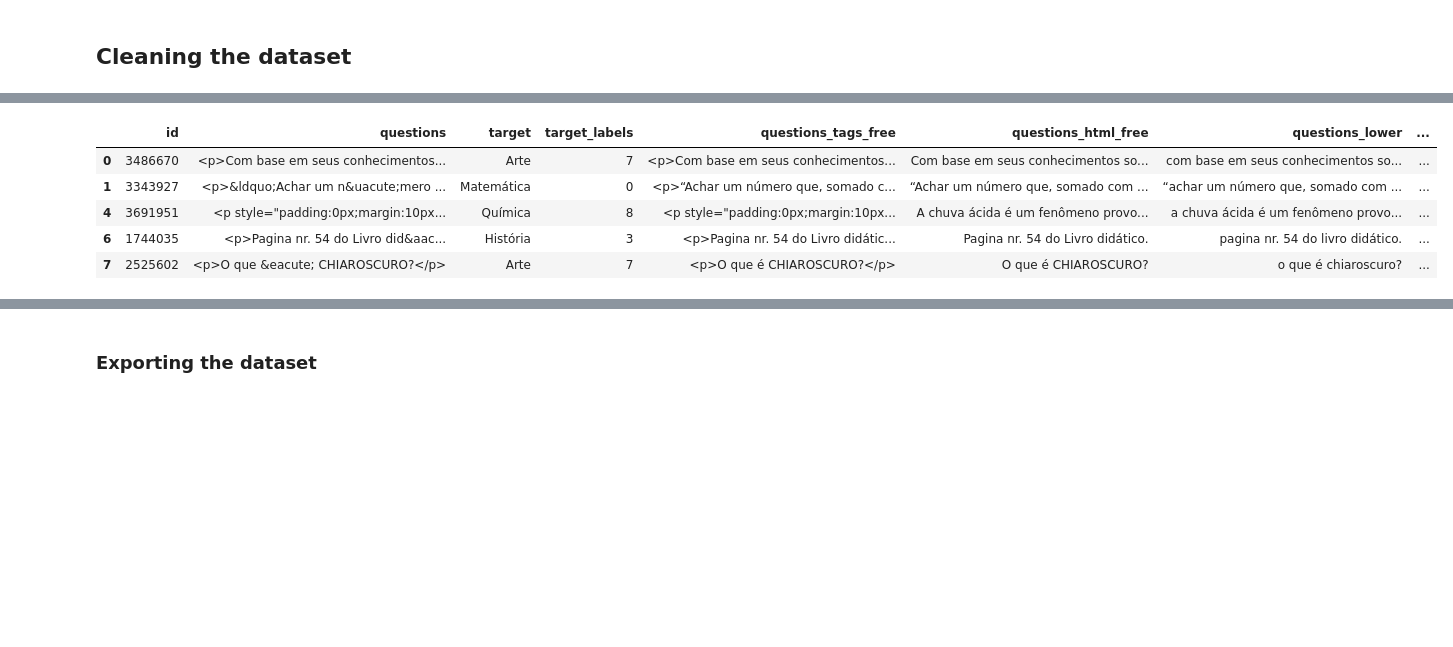
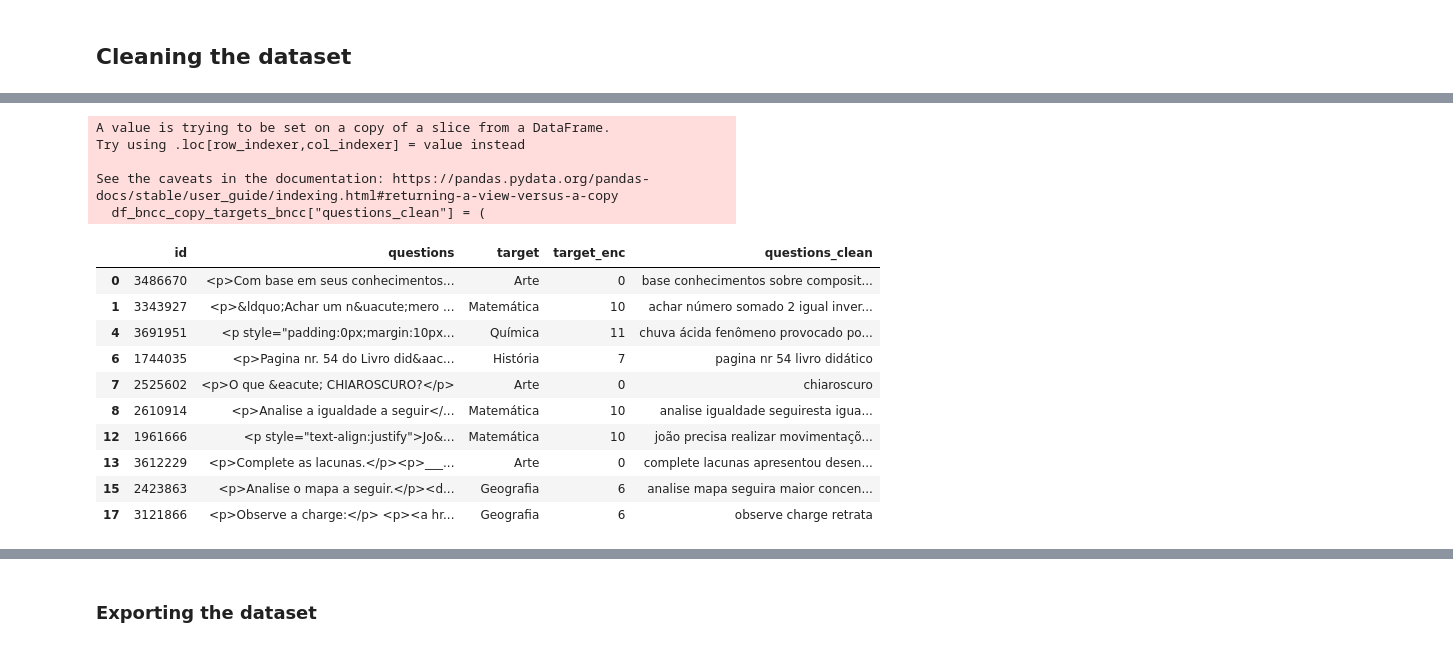
Before and after one commit to LucianoBatista/bncc-classifier, a Jupyter notebook: analysis/notebooks/pedro-02-03-2022-preprocessing.ipynb, the cells around one changed output, grey strips where cells are left out. Saved outputs shown, nothing was run; the diff lists cells and outputs as text; code cells hidden in the pictures; blank space fills up the shorter version.

```diff
--- a/analysis/notebooks/pedro-02-03-2022-preprocessing.ipynb
+++ b/analysis/notebooks/pedro-02-03-2022-preprocessing.ipynb
@@ -244,13 +191,0 @@ See the caveats in the documentation: https://pandas.pydata.org/pandas-docs/stab
-# %%
-# Removing punctuation of the questions
-
-PUNCT_TO_REMOVE = string.punctuation
-
-
-def remove_punctuation(text):
-    return text.translate(str.maketrans('', '', PUNCT_TO_REMOVE))
-
-
-df_bncc_copy_targets_bncc['questions_punctuation_free'] = df_bncc_copy_targets_bncc['questions_lower'].apply(
-    lambda text: remove_punctuation(text))
-df_bncc_copy_targets_bncc.head()
@@ -313,10 +191,0 @@ def remove_quote(text: str) -> str:
-# %%
-df_bncc_copy_targets_bncc['questions_no_italic_quotes'] = df_bncc_copy_targets_bncc['questions_punctuation_free'].apply(remove_italic_quotes)
-df_bncc_copy_targets_bncc['questions_no_open_quotes'] = df_bncc_copy_targets_bncc['questions_no_italic_quotes'].apply(remove_open_quotes)
-df_bncc_copy_targets_bncc['questions_no_end_quotes'] = df_bncc_copy_targets_bncc['questions_no_open_quotes'].apply(remove_end_quotes)
-
-df_bncc_copy_targets_bncc['questions_no_italic_dquotes'] = df_bncc_copy_targets_bncc['questions_no_end_quotes'].apply(remove_italic_dquotes)
-df_bncc_copy_targets_bncc['questions_no_open_dquotes'] = df_bncc_copy_targets_bncc['questions_no_italic_dquotes'].apply(remove_open_dquotes)
-df_bncc_copy_targets_bncc['questions_no_end_dquotes'] = df_bncc_copy_targets_bncc['questions_no_open_dquotes'].apply(remove_end_dquotes)
-
-df_bncc_copy_targets_bncc['questions_no_quotes'] = df_bncc_copy_targets_bncc['questions_no_end_dquotes'].apply(remove_quote)
@@ -341,9 +192,38 @@ See the caveats in the documentation: https://pandas.pydata.org/pandas-docs/stab
+# %%
+# chaining all cleaning steps
+df_bncc_copy_targets_bncc["questions_clean"] = (
+    df_bncc_copy_targets_bncc["questions"]
+    .astype(str)
+    .apply(html.unescape)
+    .apply(lambda x: cleaning.remove_html(x))
+    .apply(lambda x: x.lower())
+    .apply(lambda x: cleaning.remove_punctuation_2(x))
+    .apply(cleaning.remove_italic_quotes)
+    .apply(cleaning.remove_open_quotes)
+    .apply(cleaning.remove_end_quotes)
+    .apply(cleaning.remove_italic_dquotes)
+    .apply(cleaning.remove_open_dquotes)
+    .apply(cleaning.remove_quote)
+    .apply(lambda x: cleaning.remove_pt_stopwords(x))
+    .apply(lambda x: cleaning.remove_en_stopwords(x))
+)
+# %% [output]
+A value is trying to be set on a copy of a slice from a DataFrame.
+Try using .loc[row_indexer,col_indexer] = value instead
+
+See the caveats in the documentation: https://pandas.pydata.org/pandas-docs/stable/user_guide/indexing.html#returning-a-view-versus-a-copy
+  df_bncc_copy_targets_bncc["questions_clean"] = (
 # %%
-df_bncc_copy_targets_bncc.head()
+df_bncc_copy_targets_bncc.head(10)
 # %% [output]
-|  | id | questions | target | target_labels | questions_tags_free | questions_html_free | questions_lower | ... |
-| 0 | 3486670 | <p>Com base em seus conhecimentos... | Arte | 7 | <p>Com base em seus conhecimentos... | Com base em seus conhecimentos so... | com base em seus conhecimentos so... | ... |
-| 1 | 3343927 | <p>&ldquo;Achar um n&uacute;mero ... | Matemática | 0 | <p>“Achar um número que, somado c... | “Achar um número que, somado com ... | “achar um número que, somado com ... | ... |
-| 4 | 3691951 | <p style="padding:0px;margin:10px... | Química | 8 | <p style="padding:0px;margin:10px... | A chuva ácida é um fenômeno provo... | a chuva ácida é um fenômeno provo... | ... |
-| 6 | 1744035 | <p>Pagina nr. 54 do Livro did&aac... | História | 3 | <p>Pagina nr. 54 do Livro didátic... | Pagina nr. 54 do Livro didático. | pagina nr. 54 do livro didático. | ... |
-| 7 | 2525602 | <p>O que &eacute; CHIAROSCURO?</p> | Arte | 7 | <p>O que é CHIAROSCURO?</p> | O que é CHIAROSCURO? | o que é chiaroscuro? | ... |
+|  | id | questions | target | target_enc | questions_clean |
+| 0 | 3486670 | <p>Com base em seus conhecimentos... | Arte | 0 | base conhecimentos sobre composit... |
+| 1 | 3343927 | <p>&ldquo;Achar um n&uacute;mero ... | Matemática | 10 | achar número somado 2 igual inver... |
+| 4 | 3691951 | <p style="padding:0px;margin:10px... | Química | 11 | chuva ácida fenômeno provocado po... |
+| 6 | 1744035 | <p>Pagina nr. 54 do Livro did&aac... | História | 7 | pagina nr 54 livro didático |
+| 7 | 2525602 | <p>O que &eacute; CHIAROSCURO?</p> | Arte | 0 | chiaroscuro |
+| 8 | 2610914 | <p>Analise a igualdade a seguir</... | Matemática | 10 | analise igualdade seguiresta igua... |
+| 12 | 1961666 | <p style="text-align:justify">Jo&... | Matemática | 10 | joão precisa realizar movimentaçõ... |
+| 13 | 3612229 | <p>Complete as lacunas.</p><p>___... | Arte | 0 | complete lacunas apresentou desen... |
+| 15 | 2423863 | <p>Analise o mapa a seguir.</p><d... | Geografia | 6 | analise mapa seguira maior concen... |
+| 17 | 3121866 | <p>Observe a charge:</p> <p><a hr... | Geografia | 6 | observe charge retrata |
```
Also changed, not shown: parts of 44 cells of this notebook, 6 other files.
